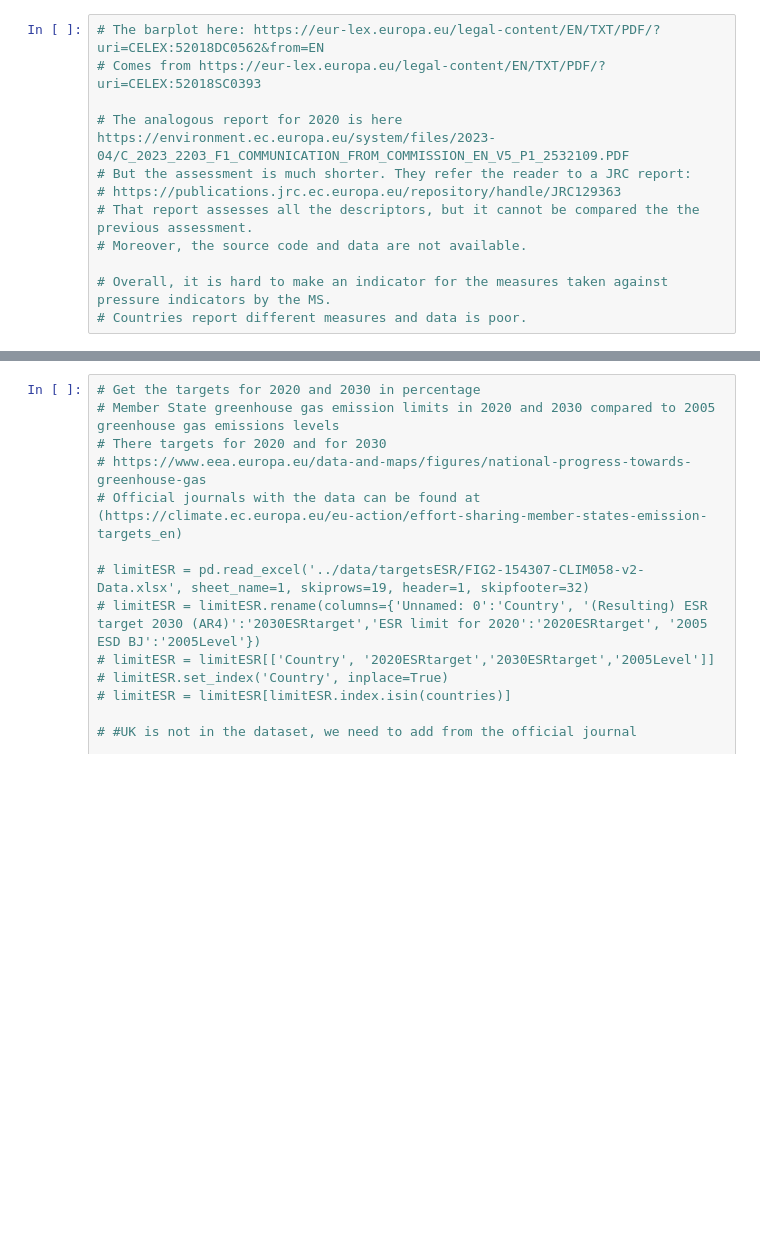
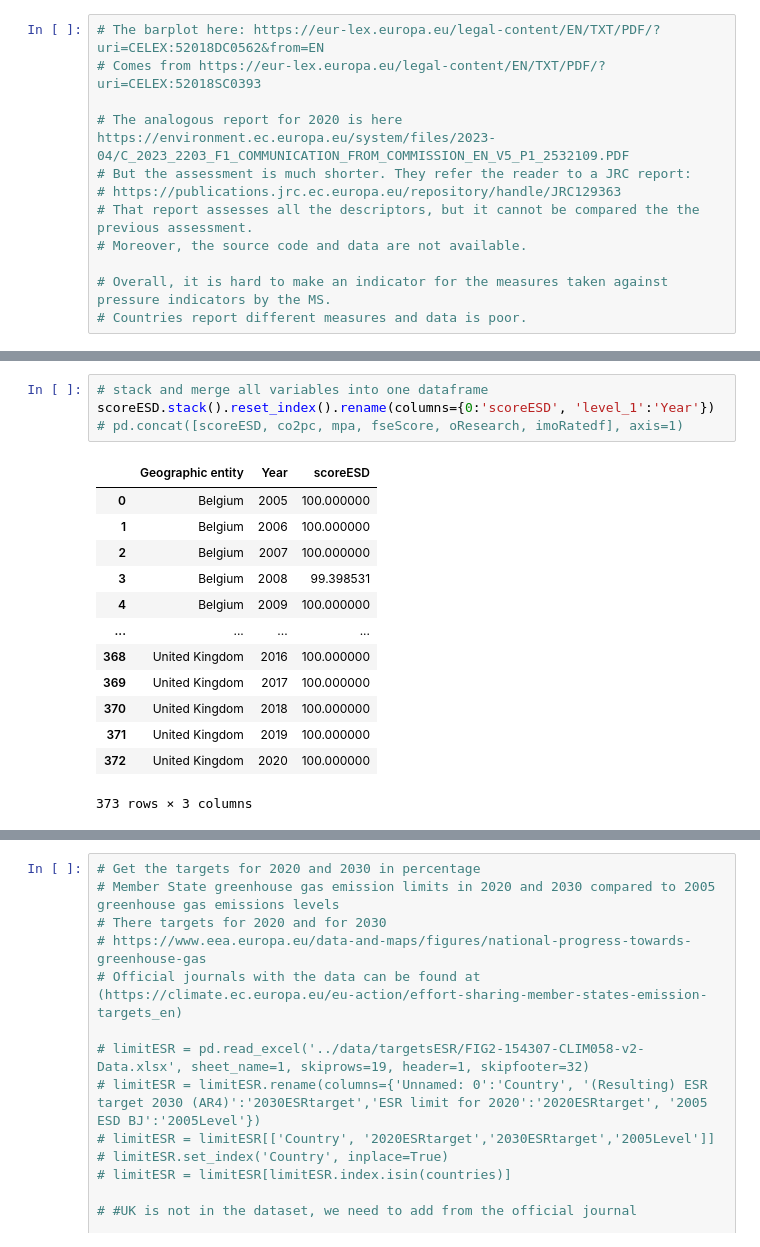
Before and after one commit to isaldiviagonzatti/sdg14, a Jupyter notebook: code/exploreSDG14.ipynb, the cells around one changed output, grey strips where cells are left out. Drawn from its saved outputs; the diff is of its cells as text; blank space fills up the shorter version.

```diff
--- a/code/exploreSDG14.ipynb
+++ b/code/exploreSDG14.ipynb
@@ -1503,0 +1516,18 @@ See code for notes
+# %%
+# stack and merge all variables into one dataframe
+scoreESD.stack().reset_index().rename(columns={0:'scoreESD', 'level_1':'Year'})
+# pd.concat([scoreESD, co2pc, mpa, fseScore, oResearch, imoRatedf], axis=1)
+# %% [output]
+|  | Geographic entity | Year | scoreESD |
+| 0 | Belgium | 2005 | 100.000000 |
+| 1 | Belgium | 2006 | 100.000000 |
+| 2 | Belgium | 2007 | 100.000000 |
+| 3 | Belgium | 2008 | 99.398531 |
+| 4 | Belgium | 2009 | 100.000000 |
+| ... | ... | ... | ... |
+| 368 | United Kingdom | 2016 | 100.000000 |
+| 369 | United Kingdom | 2017 | 100.000000 |
+| 370 | United Kingdom | 2018 | 100.000000 |
+| 371 | United Kingdom | 2019 | 100.000000 |
+| 372 | United Kingdom | 2020 | 100.000000 |
+373 rows × 3 columns
```
Also changed, not shown: parts of 8 cells of this notebook, 1 other file.
